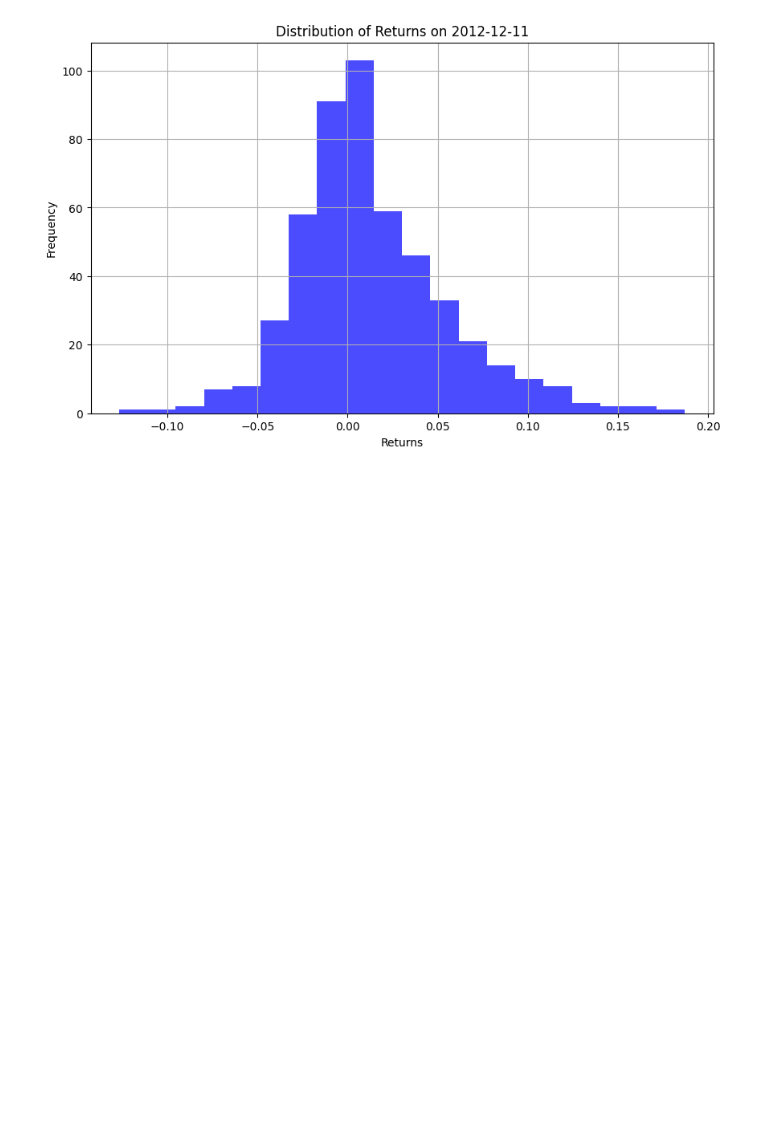
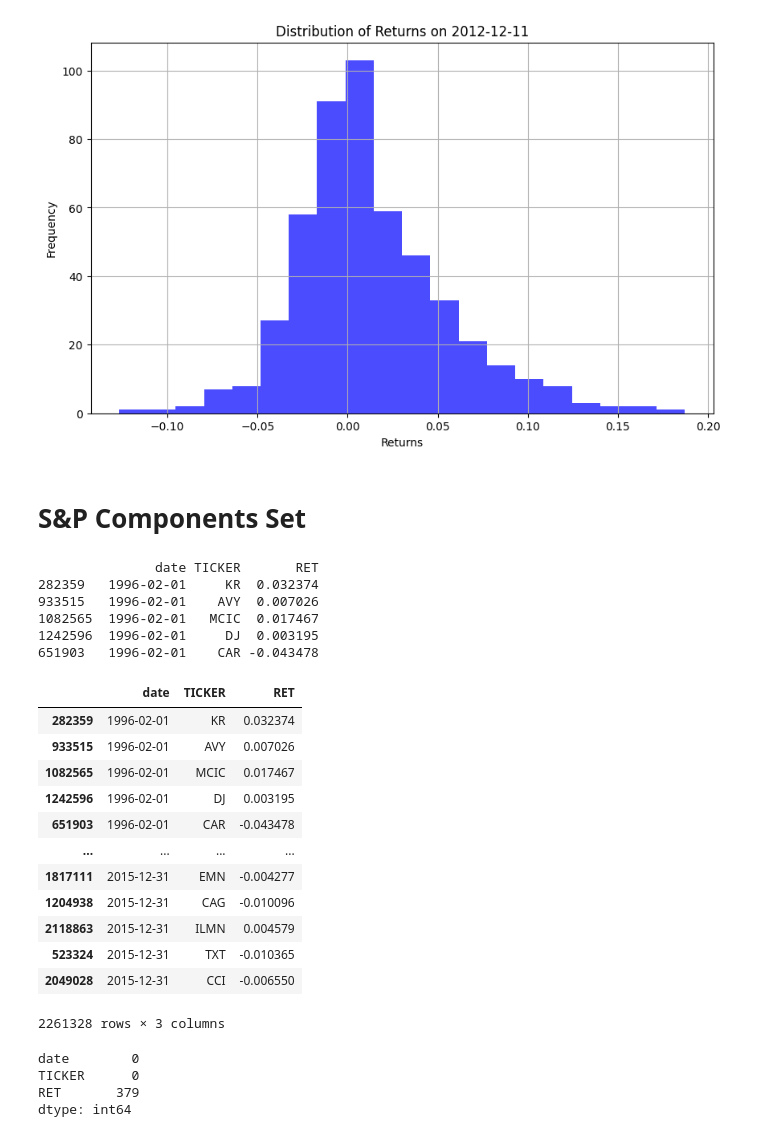
Before and after one commit to Kibitz117/Thesis, a Jupyter notebook: data_func/data_generator.ipynb, the cells around one changed output. Saved outputs shown, nothing was run; the diff lists cells and outputs as text; code cells hidden in the pictures; blank space fills up the shorter version.

```diff
--- a/data_func/data_generator.ipynb
+++ b/data_func/data_generator.ipynb
@@ -220,3 +236,72 @@ plt.grid(True)
 plt.show()
 # %% [output]
 [figure]
+# %% [markdown]
+# S&P Components Set
+# %%
+sp_data=pd.read_csv('../data/S&P 500 Historical Components & Changes(08-01-2023).csv')
+# %%
+
+
+# Assuming 'data' is your original stock data and 'sp_data' is the new DataFrame with S&P tickers
+
+# Step 1: Preprocess the Additional DataFrame
+sp_data['date'] = pd.to_datetime(sp_data['date'])
+sp_data['MonthYear'] = sp_data['date'].dt.to_period('M')
+sp_data['tickers'] = sp_data['tickers'].str.split(',')
+
+# Exploding the tickers list into separate rows
+sp_data = sp_data.explode('tickers')
+
+# Step 2: Create Monthly Universe
+sp_monthly_universe = sp_data.groupby('MonthYear')['tickers'].unique().reset_index()
+
+# Step 3: Shift Forward to Avoid Lookahead Bias
+sp_monthly_universe['NextMonth'] = sp_monthly_universe['MonthYear'].apply(lambda x: x + 1)
+
+# Create a DataFrame from the Monthly Universe
+sp_universe_expanded = sp_monthly_universe.explode('tickers')
+
+# Step 4: Merge with the Original Data
+data['MonthYear'] = pd.to_datetime(data['date']).dt.to_period('M')
+data['NextMonth'] = data['MonthYear']
+sp_universe = pd.merge(data, sp_universe_expanded[['NextMonth', 'tickers']], left_on=['NextMonth', 'TICKER'], right_on=['NextMonth', 'tickers'])
+
+# Select Relevant Columns for the Resulting DataFrame
+sp_universe = sp_universe[['date', 'TICKER', 'RET']]
+
+# Sort the DataFrame by date for easier analysis and visualization
+sp_universe = sp_universe.sort_values(by='date')
+
+# Output the resulting DataFrame
+print(sp_universe.head())
+# %% [output]
+               date TICKER       RET
+282359   1996-02-01     KR  0.032374
+933515   1996-02-01    AVY  0.007026
+1082565  1996-02-01   MCIC  0.017467
+1242596  1996-02-01     DJ  0.003195
+651903   1996-02-01    CAR -0.043478
+# %%
+sp_universe
+# %% [output]
+|  | date | TICKER | RET |
+| 282359 | 1996-02-01 | KR | 0.032374 |
+| 933515 | 1996-02-01 | AVY | 0.007026 |
+| 1082565 | 1996-02-01 | MCIC | 0.017467 |
+| 1242596 | 1996-02-01 | DJ | 0.003195 |
+| 651903 | 1996-02-01 | CAR | -0.043478 |
+| ... | ... | ... | ... |
+| 1817111 | 2015-12-31 | EMN | -0.004277 |
+| 1204938 | 2015-12-31 | CAG | -0.010096 |
+| 2118863 | 2015-12-31 | ILMN | 0.004579 |
+| 523324 | 2015-12-31 | TXT | -0.010365 |
+| 2049028 | 2015-12-31 | CCI | -0.006550 |
+2261328 rows × 3 columns
+# %%
+sp_universe.isna().sum()
+# %% [output]
+date        0
+TICKER      0
+RET       379
+dtype: int64
```
Also changed, not shown: parts of 7 cells of this notebook, 4 other files.
